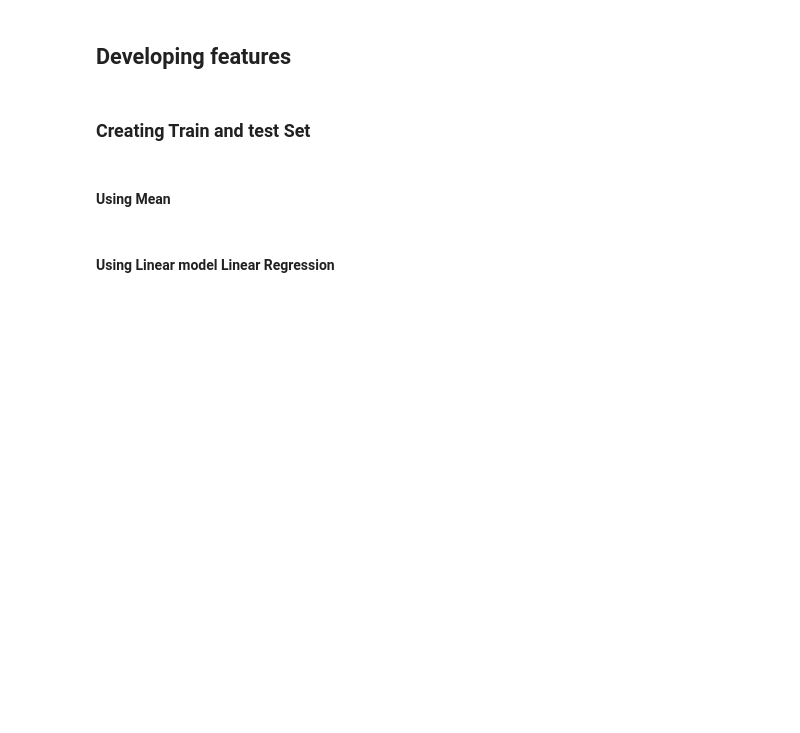
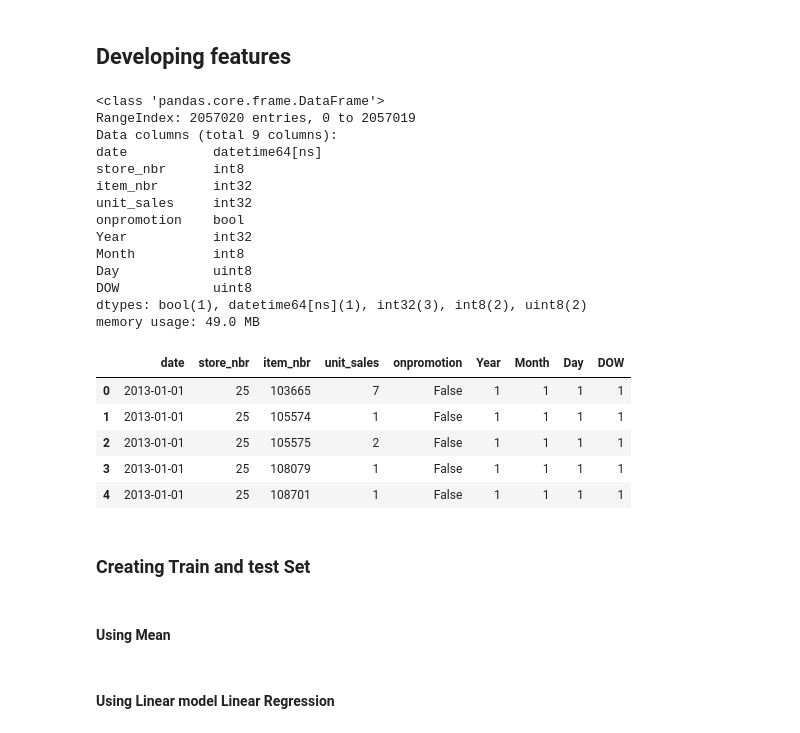
Before and after one commit to mayankaggarwal/SharedData, a Jupyter notebook: CompetitionsScripts/CorporationGrocerySalesPrediction.ipynb, the cells around one changed output. Saved outputs shown, nothing was run; the diff lists cells and outputs as text; code cells hidden in the pictures; blank space fills up the shorter version.

```diff
--- a/CompetitionsScripts/CorporationGrocerySalesPrediction.ipynb
+++ b/CompetitionsScripts/CorporationGrocerySalesPrediction.ipynb
@@ -290,12 +324,40 @@ memory usage: 62.8 MB
 ## Developing features
 # %%
 data["Year"] = pd.DatetimeIndex(data["date"]).year
+data["Year"] = data['Month'].astype(np.int32)
 # %%
-data['Month'] = pd.DatetimeIndex(data['date']).month
+data['Month'] = pd.DatetimeIndex(data['date']).month.astype(np.int8)
+data['Month'] = data['Month'].astype(np.int8)
 # %%
-data['Day'] =pd.DatetimeIndex(data['date']).day.astype(np.uint8)
+data['Day'] =pd.DatetimeIndex(data['date']).day
+data['Day'] = data['Day'].astype(np.uint8)
 # %%
-data['DOW'] = pd.DatetimeIndex(data['date']).dayofweek.astype(np.uint8)
+data['DOW'] = pd.DatetimeIndex(data['date']).dayofweek
+data['DOW'] = data['DOW'].astype(np.uint8)
+# %%
+data.info()
+data.head()
+# %% [output]
+<class 'pandas.core.frame.DataFrame'>
+RangeIndex: 2057020 entries, 0 to 2057019
+Data columns (total 9 columns):
+date           datetime64[ns]
+store_nbr      int8
+item_nbr       int32
+unit_sales     int32
+onpromotion    bool
+Year           int32
+Month          int8
+Day            uint8
+DOW            uint8
+dtypes: bool(1), datetime64[ns](1), int32(3), int8(2), uint8(2)
+memory usage: 49.0 MB
+|  | date | store_nbr | item_nbr | unit_sales | onpromotion | Year | Month | Day | DOW |
+| 0 | 2013-01-01 | 25 | 103665 | 7 | False | 1 | 1 | 1 | 1 |
+| 1 | 2013-01-01 | 25 | 105574 | 1 | False | 1 | 1 | 1 | 1 |
+| 2 | 2013-01-01 | 25 | 105575 | 2 | False | 1 | 1 | 1 | 1 |
+| 3 | 2013-01-01 | 25 | 108079 | 1 | False | 1 | 1 | 1 | 1 |
+| 4 | 2013-01-01 | 25 | 108701 | 1 | False | 1 | 1 | 1 | 1 |
 # %% [markdown]
 ### Creating Train and test Set
 # %%
```
Also changed, not shown: parts of 7 cells of this notebook.
